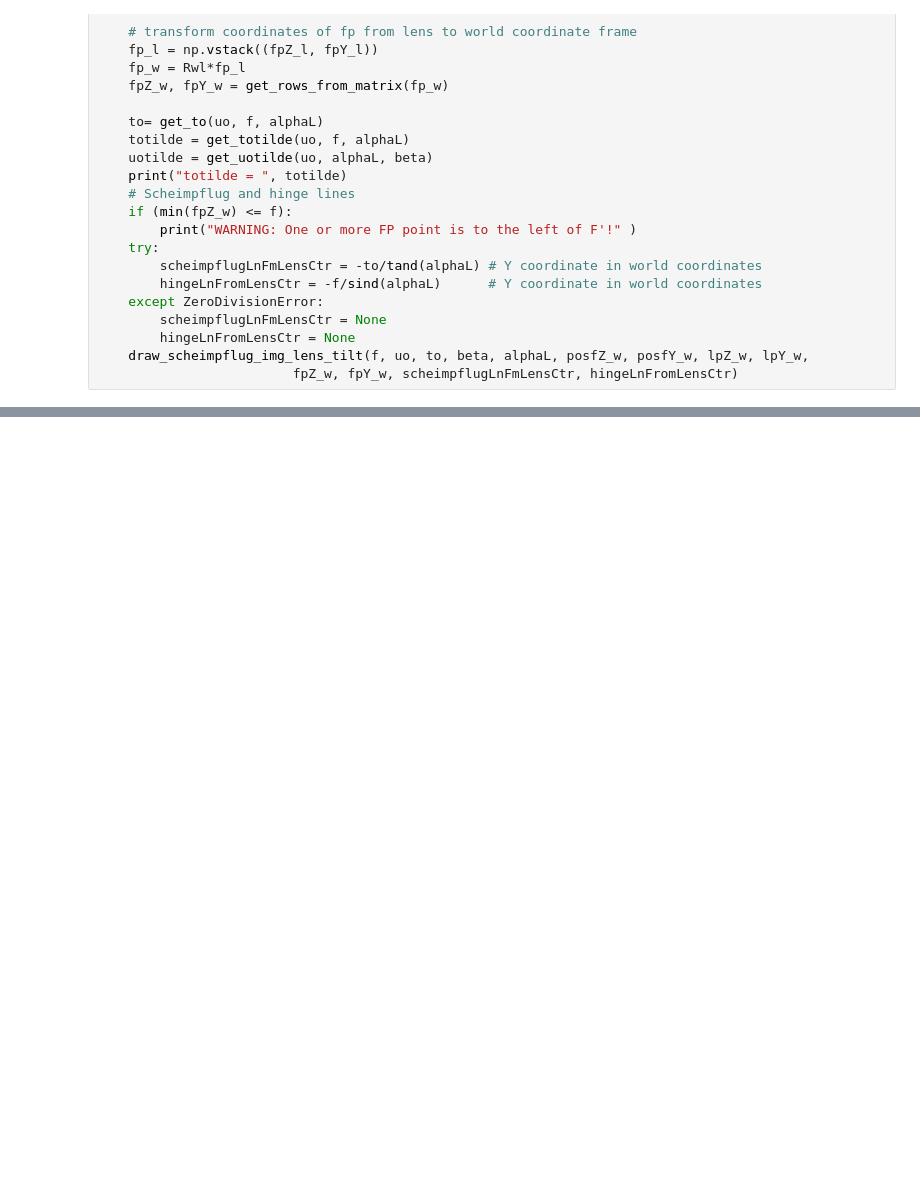
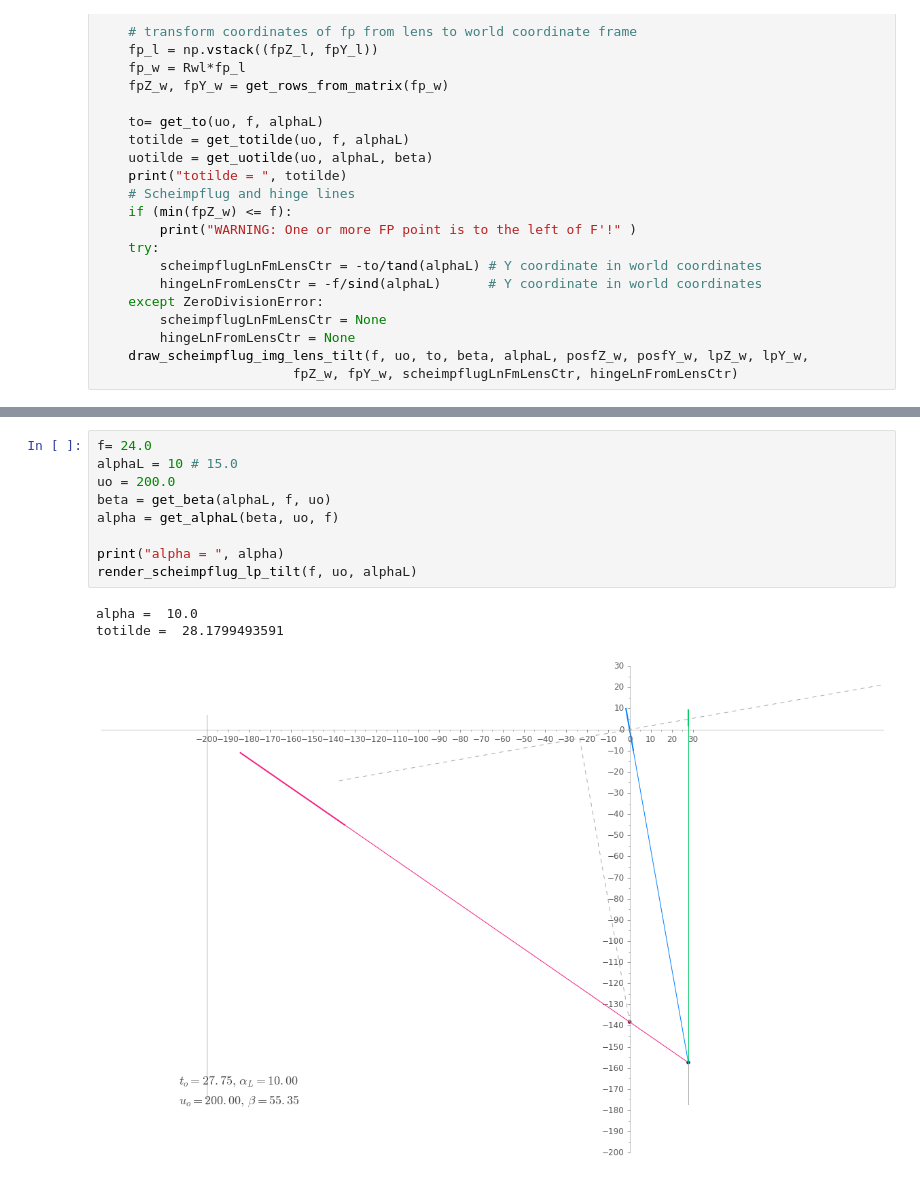
Before and after one commit to indranilsinharoy/phd-artifacts, a Jupyter notebook: code/scheimpflugimgmodel/basicScheimpflugImgSimulation.ipynb, the cells around one changed output, grey strips where cells are left out. Drawn from its saved outputs; the diff is of its cells as text; blank space fills up the shorter version.

```diff
--- a/code/scheimpflugimgmodel/basicScheimpflugImgSimulation.ipynb
+++ b/code/scheimpflugimgmodel/basicScheimpflugImgSimulation.ipynb
@@ -744,3 +745,16 @@ render_scheimpflug_lp_tilt(f, uo, alphaL)
 alpha =  37.827
 totilde =  55.4631547573
 [figure]
+# %%
+f= 24.0
+alphaL = 10 # 15.0
+uo = 200.0
+beta = get_beta(alphaL, f, uo)
+alpha = get_alphaL(beta, uo, f)
+
+print("alpha = ", alpha)
+render_scheimpflug_lp_tilt(f, uo, alphaL)
+# %% [output]
+alpha =  10.0
+totilde =  28.1799493591
+[figure, added]
```
Also changed, not shown: parts of 5 cells of this notebook, 5 other files.
